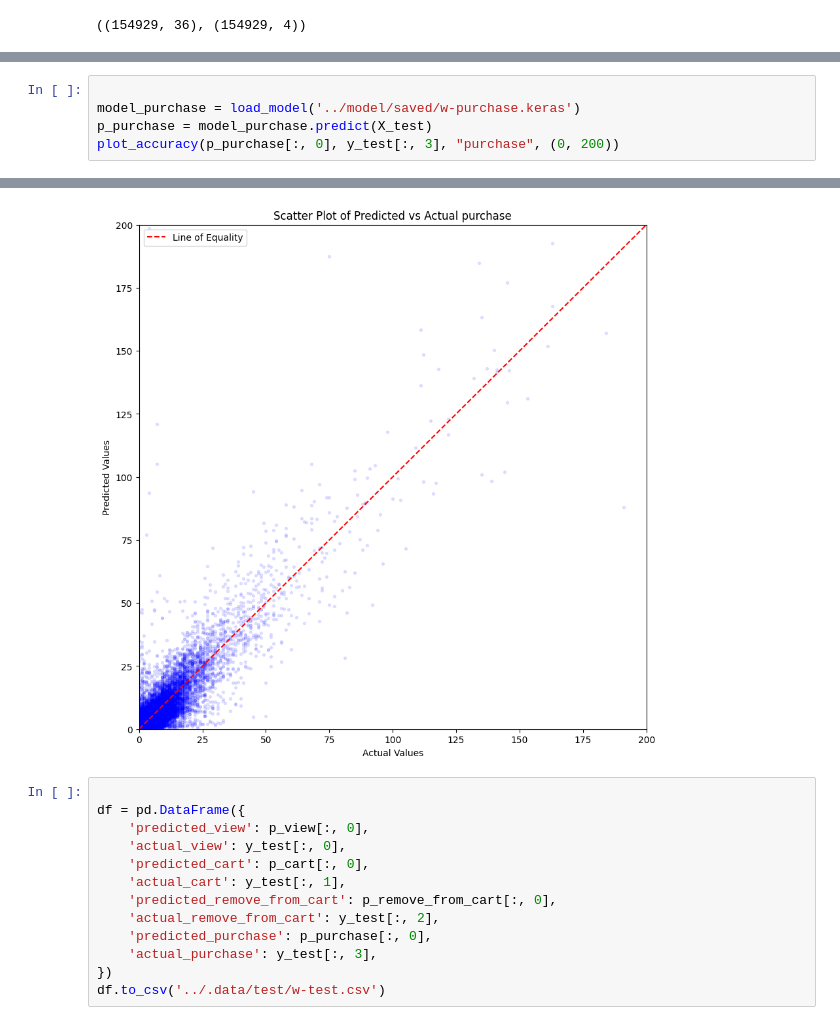
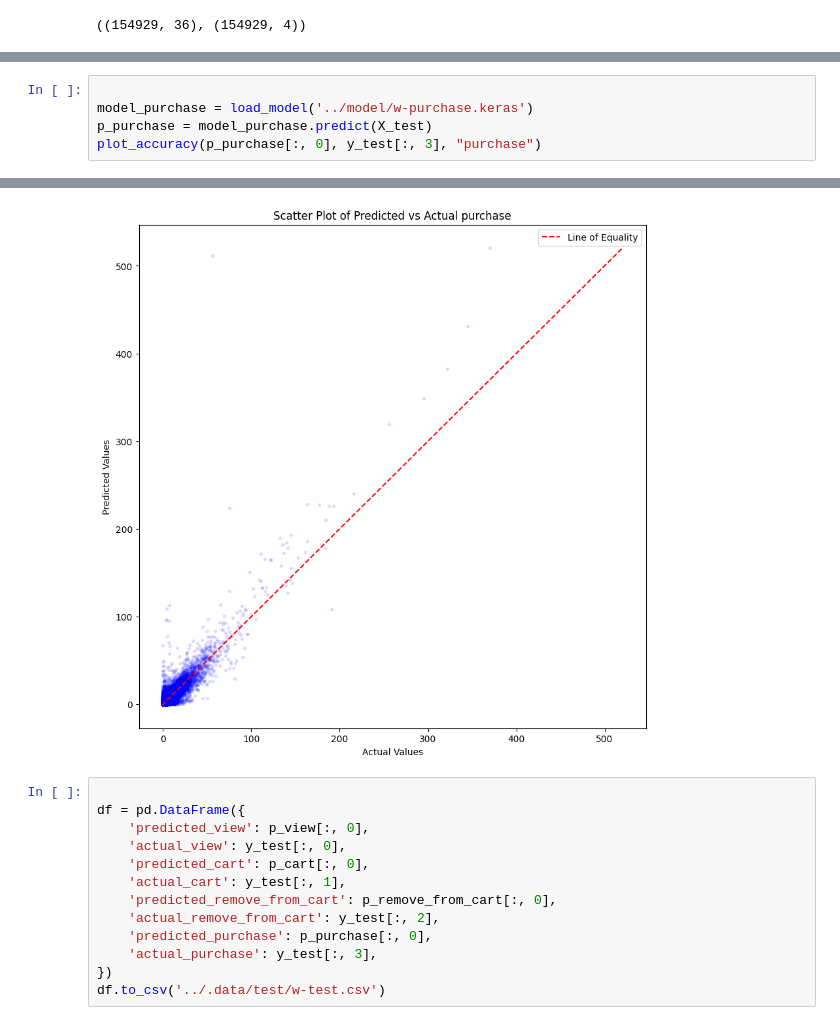
Before and after one commit to catan271/datn, a Jupyter notebook: training/02a-test.ipynb, the cells around one changed output, grey strips where cells are left out. Drawn from its saved outputs; the diff is of its cells as text.

```diff
--- a/training/02a-test.ipynb
+++ b/training/02a-test.ipynb
@@ -64,6 +64,6 @@ plot_accuracy(p_remove_from_cart[:, 0], y_test[:, 2], "remove_from_cart", (0, 30
 # %%
 
-model_purchase = load_model('../model/saved/w-purchase.keras')
+model_purchase = load_model('../model/w-purchase.keras')
 p_purchase = model_purchase.predict(X_test)
-plot_accuracy(p_purchase[:, 0], y_test[:, 3], "purchase", (0, 200))
+plot_accuracy(p_purchase[:, 0], y_test[:, 3], "purchase")
 # %% [output]
@@ -71,4 +71,4 @@ plot_accuracy(p_purchase[:, 0], y_test[:, 3], "purchase", (0, 200))
-[figure, old version]
+[figure, new version]
 # %%
 
 df = pd.DataFrame({
```
Also changed, not shown: parts of 4 cells of this notebook, 23 other files.
